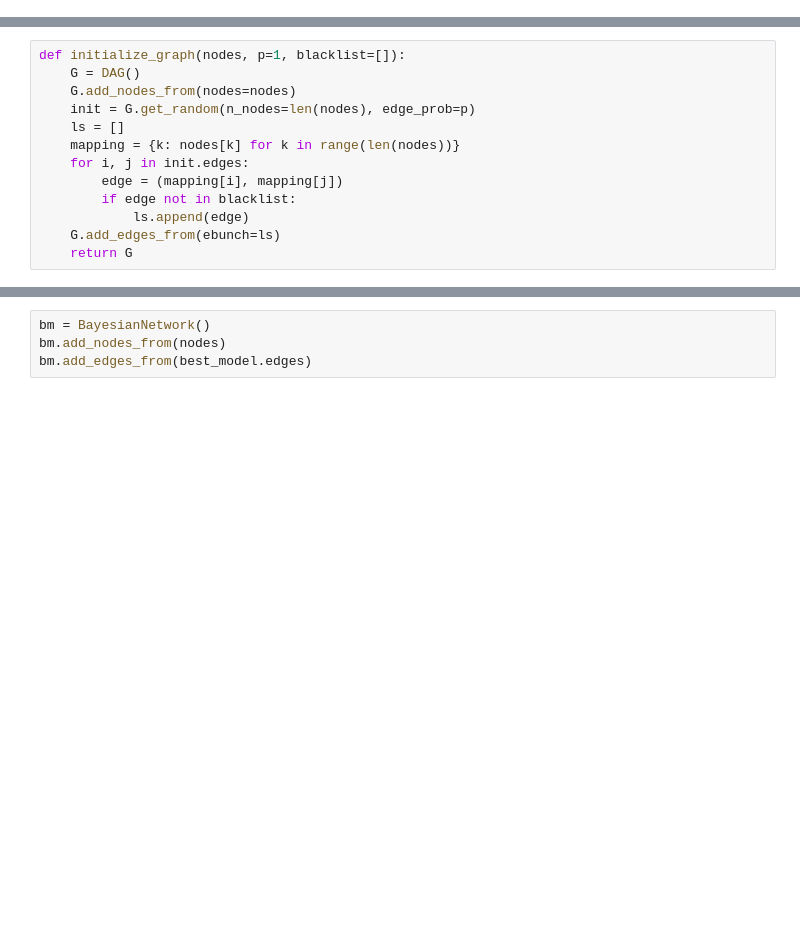
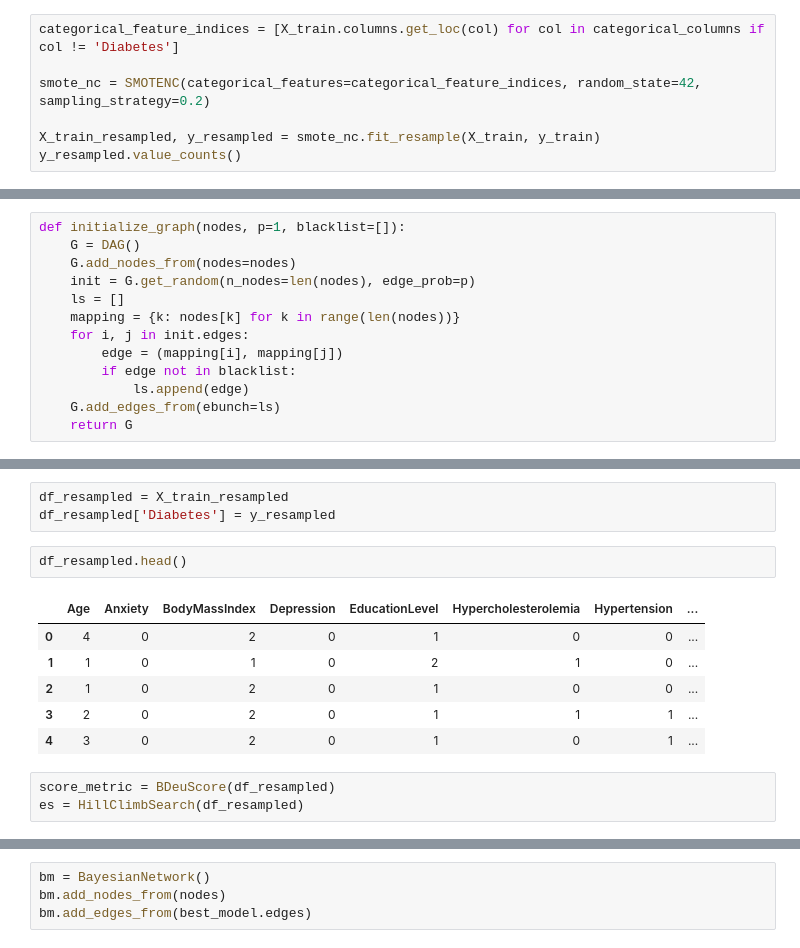
Before and after one commit to jessicasgsoares/Using-Bayesian-Network-for-the-Prediction-and-Diagnosis-of-Diabetes, a Jupyter notebook: organized.ipynb, the cells around one changed output, grey strips where cells are left out. Drawn from its saved outputs; the diff is of its cells as text; blank space fills up the shorter version.

```diff
--- a/organized.ipynb
+++ b/organized.ipynb
@@ -33,0 +50,7 @@ Index(['Age', 'Anxiety', 'BodyMassIndex', 'Depression', 'Diabetes',
+# %%
+categorical_feature_indices = [X_train.columns.get_loc(col) for col in categorical_columns if col != 'Diabetes']
+
+smote_nc = SMOTENC(categorical_features=categorical_feature_indices, random_state=42, sampling_strategy=0.2)
+
+X_train_resampled, y_resampled = smote_nc.fit_resample(X_train, y_train)
+y_resampled.value_counts()
@@ -98,0 +147,15 @@ print(best_model.edges())
+# %%
+df_resampled = X_train_resampled
+df_resampled['Diabetes'] = y_resampled
+# %%
+df_resampled.head()
+# %% [output]
+|  | Age | Anxiety | BodyMassIndex | Depression | EducationLevel | Hypercholesterolemia | Hypertension | ... |
+| 0 | 4 | 0 | 2 | 0 | 1 | 0 | 0 | ... |
+| 1 | 1 | 0 | 1 | 0 | 2 | 1 | 0 | ... |
+| 2 | 1 | 0 | 2 | 0 | 1 | 0 | 0 | ... |
+| 3 | 2 | 0 | 2 | 0 | 1 | 1 | 1 | ... |
+| 4 | 3 | 0 | 2 | 0 | 1 | 0 | 1 | ... |
+# %%
+score_metric = BDeuScore(df_resampled)
+es = HillClimbSearch(df_resampled)
```
Also changed, not shown: parts of 60 cells of this notebook.
